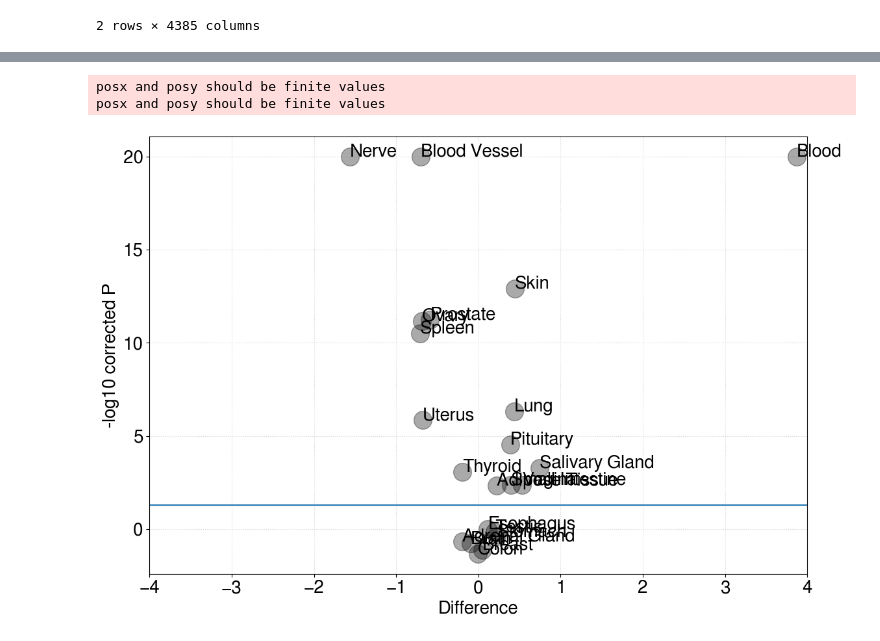
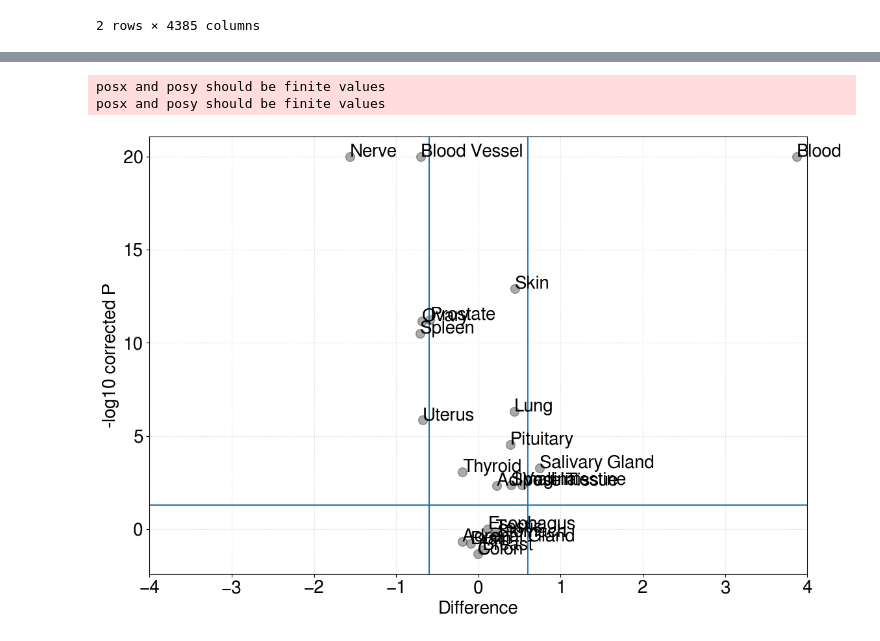
Before and after one commit to adelomana/education, a Jupyter notebook: kevin/pipeline 5.ipynb, the cells around one changed output, grey strips where cells are left out. Saved outputs shown, nothing was run; the diff lists cells and outputs as text; code cells hidden in the pictures.

Commit message:
minor change on figures

```diff
--- a/kevin/pipeline 5.ipynb
+++ b/kevin/pipeline 5.ipynb
@@ -112,7 +112,8 @@ for tissue in unique_tissues:
 
     boxes = [exp1, exp2]
 
-    volcanox.append(numpy.mean(exp2) - numpy.mean(exp1))
+    diff = numpy.mean(exp2) - numpy.mean(exp1)
+    volcanox.append(diff)
 
 
     #
@@ -121,6 +122,8 @@ for tissue in unique_tissues:
     stat, pvalue = scipy.stats.ttest_ind(boxes[0], boxes[1])
     correctedP = pvalue*len(unique_tissues)
     print('corrected P: {}'.format(correctedP))
+    print('diff: {}'.format(diff))
+    print('n: {}'.format(len(intersect)))
     volcanoy.append(-numpy.log10(correctedP))
 
     #
@@ -172,21 +187,24 @@ corrected P: 12.73415495297651
 # %%
 volcanoy = [20 if element > 20 else element for element in volcanoy]
 
-matplotlib.pyplot.plot(volcanox, volcanoy, 'ok', alpha=1/3, markersize=20)
+matplotlib.pyplot.plot(volcanox, volcanoy, 'ok', alpha=1/3, markersize=10)
 for i in range(len(unique_tissues)):
     matplotlib.pyplot.text(volcanox[i], volcanoy[i], unique_tissues[i], fontsize=20)
 
 matplotlib.pyplot.axhline(y=-numpy.log10(0.05))
+matplotlib.pyplot.axvline(x=-0.6)
+matplotlib.pyplot.axvline(x=0.6)
+
 
 matplotlib.pyplot.xlim([-4, 4])
 
 matplotlib.pyplot.xlabel('Difference')
 matplotlib.pyplot.ylabel('-log10 corrected P')
 
 matplotlib.pyplot.grid(ls=':', alpha=0.5)
 matplotlib.pyplot.tight_layout()
 matplotlib.pyplot.show()
 # %% [output]
 posx and posy should be finite values
 posx and posy should be finite values
-[figure, old version]
+[figure, new version]
```
Also changed, not shown: parts of 2 cells of this notebook.
